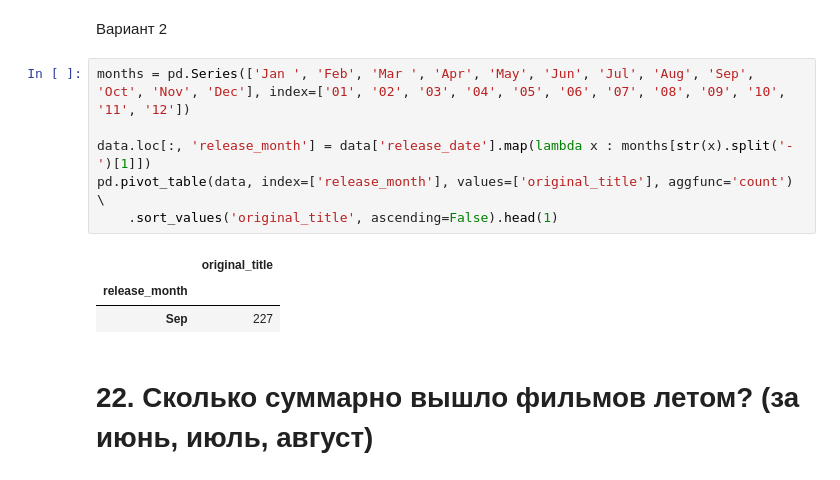
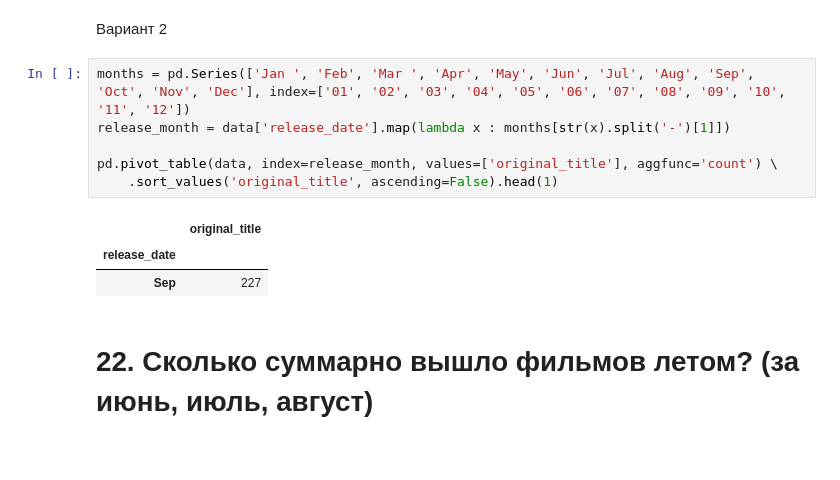
Before and after one commit to stordev/skillfactory-stor, a Jupyter notebook: module_1/Movies_IMBD.ipynb, the cells around one changed output. Drawn from its saved outputs; the diff is of its cells as text.

```diff
--- a/module_1/Movies_IMBD.ipynb
+++ b/module_1/Movies_IMBD.ipynb
@@ -259,13 +266,13 @@ Name: imdb_id, dtype: int64
 Вариант 2
 # %%
 months = pd.Series(['Jan ', 'Feb', 'Mar ', 'Apr', 'May', 'Jun', 'Jul', 'Aug', 'Sep', 'Oct', 'Nov', 'Dec'], index=['01', '02', '03', '04', '05', '06', '07', '08', '09', '10', '11', '12'])
+release_month = data['release_date'].map(lambda x : months[str(x).split('-')[1]])
 
-data.loc[:, 'release_month'] = data['release_date'].map(lambda x : months[str(x).split('-')[1]])
-pd.pivot_table(data, index=['release_month'], values=['original_title'], aggfunc='count') \
+pd.pivot_table(data, index=release_month, values=['original_title'], aggfunc='count') \
     .sort_values('original_title', ascending=False).head(1)
 # %% [output]
 |  | original_title |
-| release_month |  |
+| release_date |  |
 | Sep | 227 |
 # %% [markdown]
 # 22. Сколько суммарно вышло фильмов летом? (за июнь, июль, август)
```
Also changed, not shown: parts of 19 cells of this notebook.
